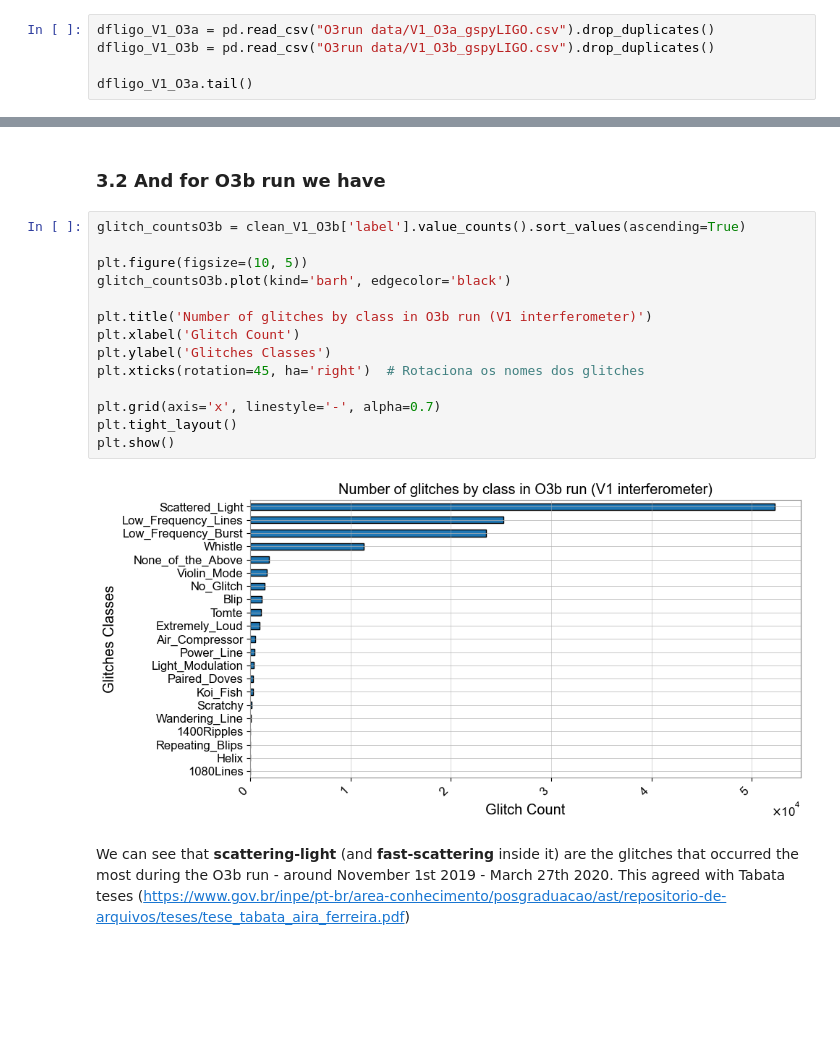
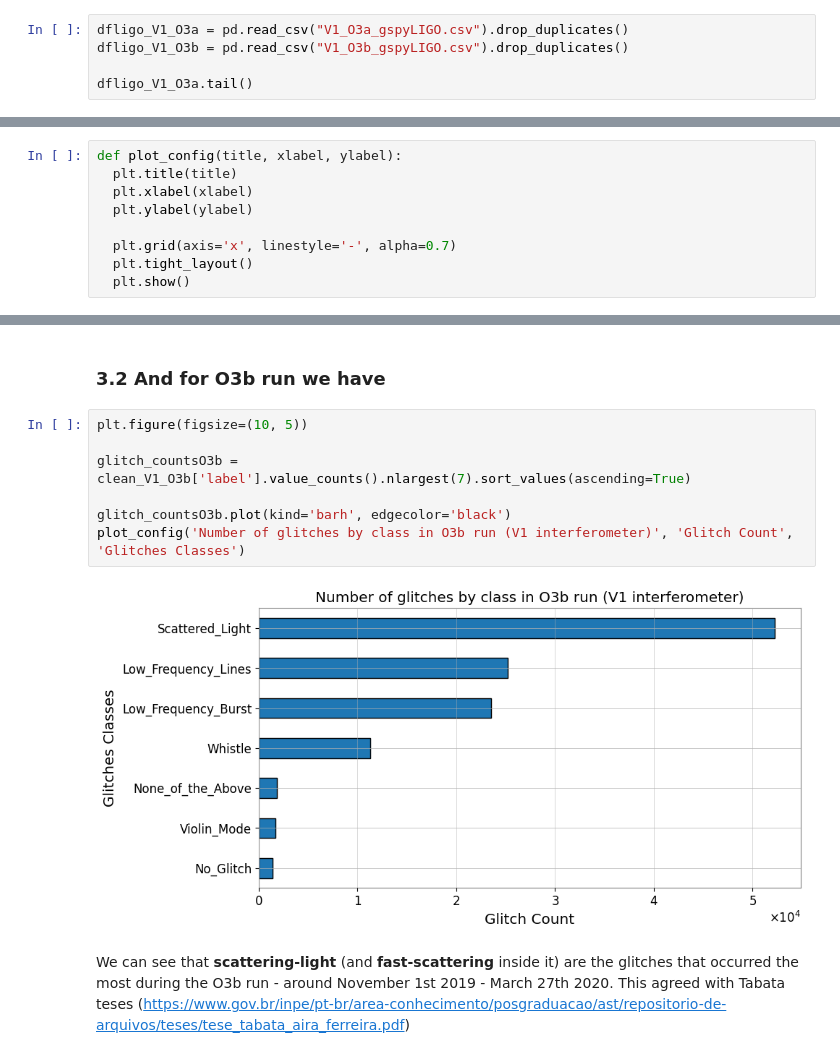
Before and after one commit to physerikc/gravitational-waves, a Jupyter notebook: glitch_statistic_O3run.ipynb, the cells around one changed output, grey strips where cells are left out. Saved outputs shown, nothing was run; the diff lists cells and outputs as text; blank space fills up the shorter version.

```diff
--- a/glitch_statistic_O3run.ipynb
+++ b/glitch_statistic_O3run.ipynb
@@ -38,8 +60,8 @@ You can make this all process with any interferometers. In our case is V1 from L
 # %% [markdown]
 * **The O3 run have some duplicates data, depending on the source you got the data. This happens because some sources get data from multiple interferometers, or because the data have overlapping data segments in time windows. Furthermore, during data cleaning or combining different glitch catalogs (e.g., Gravity Spy + Omicron), indentical glitches might be added more than once. So, we use df.drop_duplicates()**
 # %%
-dfligo_V1_O3a = pd.read_csv("O3run data/V1_O3a_gspyLIGO.csv").drop_duplicates()
-dfligo_V1_O3b = pd.read_csv("O3run data/V1_O3b_gspyLIGO.csv").drop_duplicates()
+dfligo_V1_O3a = pd.read_csv("V1_O3a_gspyLIGO.csv").drop_duplicates()
+dfligo_V1_O3b = pd.read_csv("V1_O3b_gspyLIGO.csv").drop_duplicates()
 
 dfligo_V1_O3a.tail()
 # %% [output]
@@ -96,2 +97,11 @@ Name: label, dtype: int64
+# %%
+def plot_config(title, xlabel, ylabel):
+  plt.title(title)
+  plt.xlabel(xlabel)
+  plt.ylabel(ylabel)
+
+  plt.grid(axis='x', linestyle='-', alpha=0.7)
+  plt.tight_layout()
+  plt.show()
 # %%
 plt.figure(figsize=(10, 5))
@@ -110,21 +115,14 @@ plt.show()
 # %% [markdown]
 ### 3.2 And for O3b run we have
 # %%
-glitch_countsO3b = clean_V1_O3b['label'].value_counts().sort_values(ascending=True)
+plt.figure(figsize=(10, 5))
 
-plt.figure(figsize=(10, 5))
+glitch_countsO3b = clean_V1_O3b['label'].value_counts().nlargest(7).sort_values(ascending=True)
+
 glitch_countsO3b.plot(kind='barh', edgecolor='black')
-
-plt.title('Number of glitches by class in O3b run (V1 interferometer)')
-plt.xlabel('Glitch Count')
-plt.ylabel('Glitches Classes')
-plt.xticks(rotation=45, ha='right')  # Rotaciona os nomes dos glitches
-
-plt.grid(axis='x', linestyle='-', alpha=0.7)
-plt.tight_layout()
-plt.show()
+plot_config('Number of glitches by class in O3b run (V1 interferometer)', 'Glitch Count', 'Glitches Classes')
 # %% [output]
-[figure, old version]
+[figure, new version]
 # %% [markdown]
 We can see that **scattering-light** (and **fast-scattering** inside it) are the glitches that occurred the most during the O3b run - around November 1st 2019 - March 27th 2020. This agreed with Tabata teses (https://www.gov.br/inpe/pt-br/area-conhecimento/posgraduacao/ast/repositorio-de-arquivos/teses/tese_tabata_aira_ferreira.pdf)
 # %% [markdown]
```
Also changed, not shown: parts of 42 cells of this notebook.
